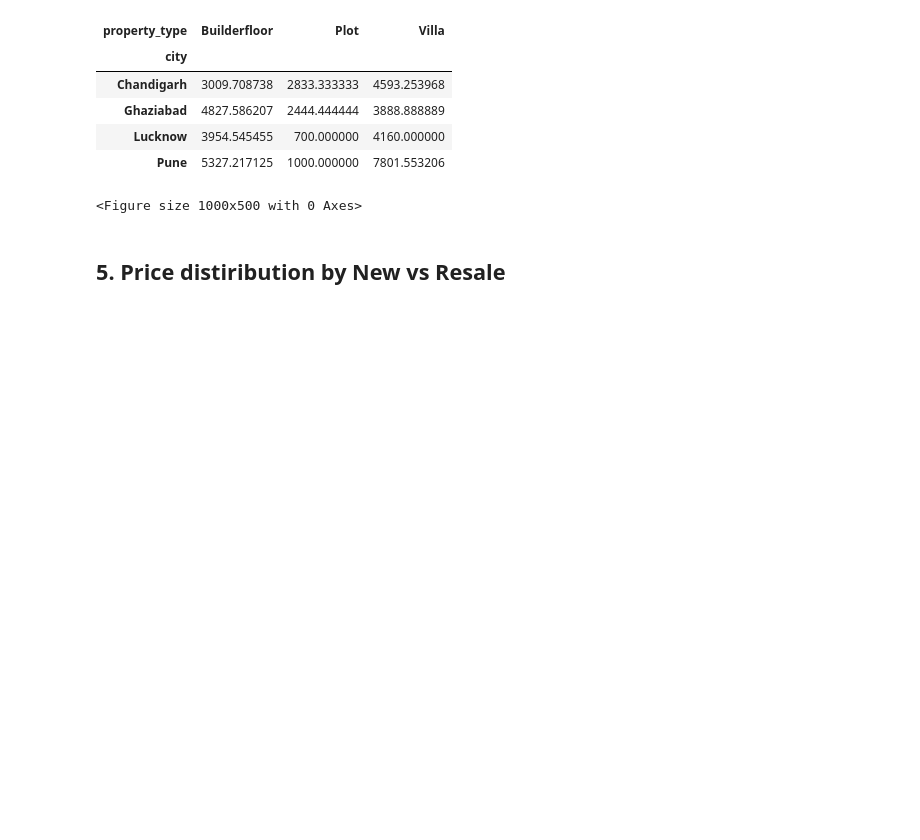
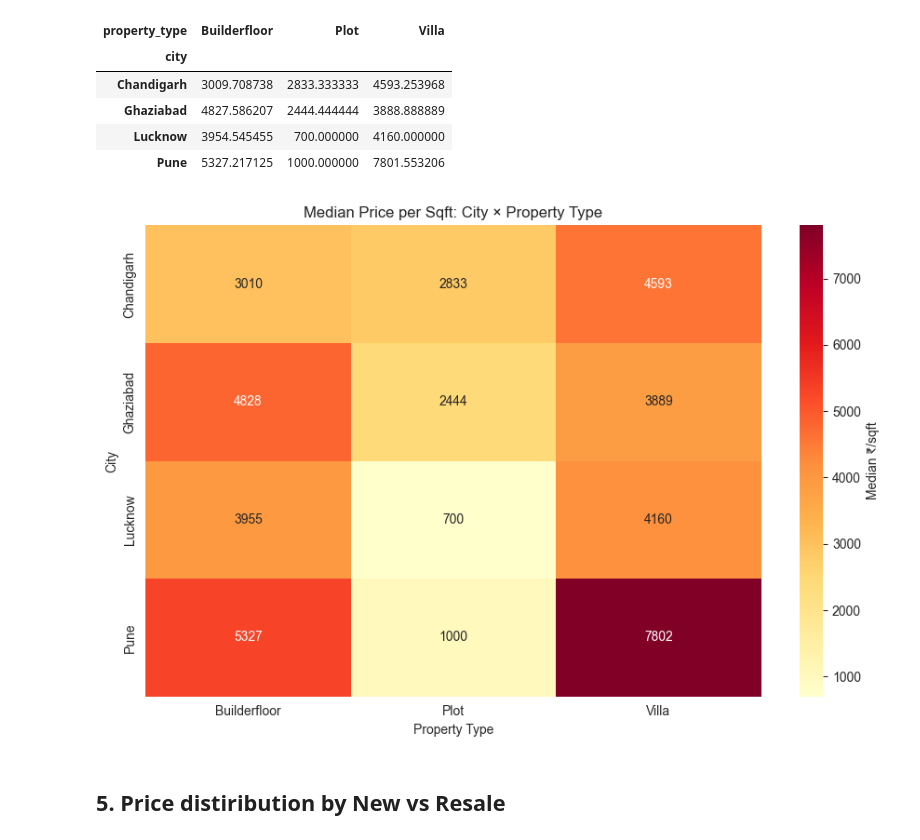
Before and after one commit to vishesh1603/real-estate-prediction, a Jupyter notebook: notebooks/03_EDA_visualization.ipynb, the cells around one changed output. Saved outputs shown, nothing was run; the diff lists cells and outputs as text; code cells hidden in the pictures; blank space fills up the shorter version.

```diff
--- a/notebooks/03_EDA_visualization.ipynb
+++ b/notebooks/03_EDA_visualization.ipynb
@@ -94,23 +97,26 @@ pivot
 | Lucknow | 3954.545455 | 700.000000 | 4160.000000 |
 | Pune | 5327.217125 | 1000.000000 | 7801.553206 |
 # %%
-import plotly.express as px
+import matplotlib.pyplot as plt
+import seaborn as sns
 
-fig = px.imshow(
+plt.figure(figsize=(9, 6))
+sns.heatmap(
     pivot,
-    text_auto=".0f",
-    color_continuous_scale="YlOrRd",
-    aspect="auto",
-    labels=dict(x="Property Type", y="City", color="Median ₹/sqft")
+    annot=True,
+    fmt=".0f",
+    cmap="YlOrRd",
+    cbar_kws={"label": "Median ₹/sqft"}
 )
-fig.update_layout(
-    title="Median Price per Sqft: City × Property Type",
-    height=600, width=900
-)
+plt.title("Median Price per Sqft: City × Property Type")
+plt.xlabel("Property Type")
+plt.ylabel("City")
+plt.tight_layout()
+
 plt.savefig('../reports/figures/price_per_sqft.png', dpi=300, bbox_inches='tight')
-fig.show()
+plt.show()
 # %% [output]
-<Figure size 1000x500 with 0 Axes>
+[figure, added]
 # %% [markdown]
 ## 5. Price distiribution by New vs Resale
 # %%
```
Also changed, not shown: parts of 1 cell of this notebook, 2 other files.
